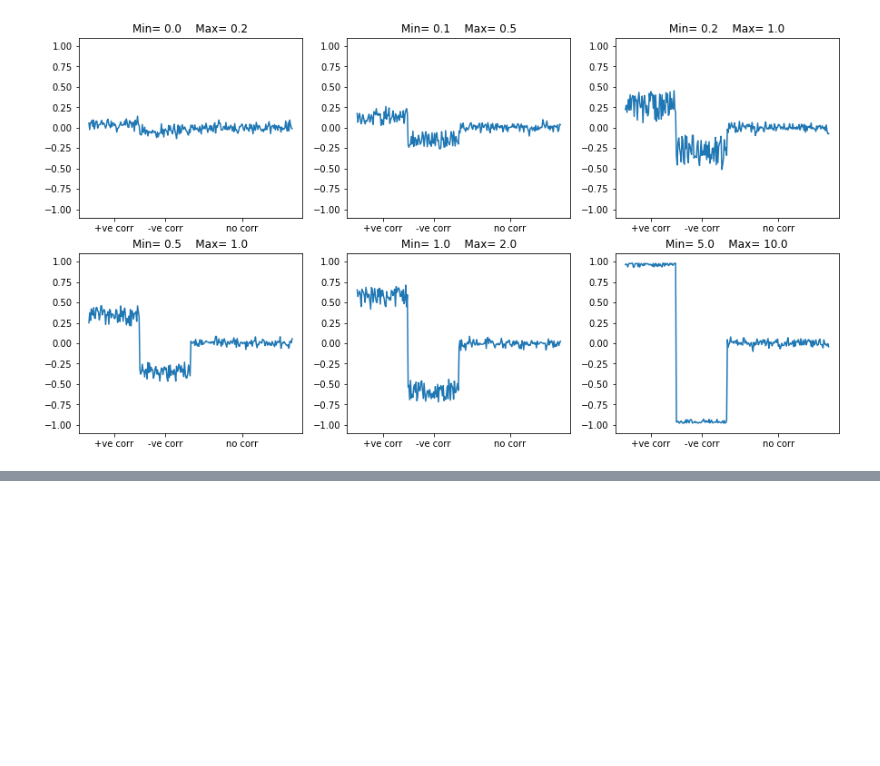
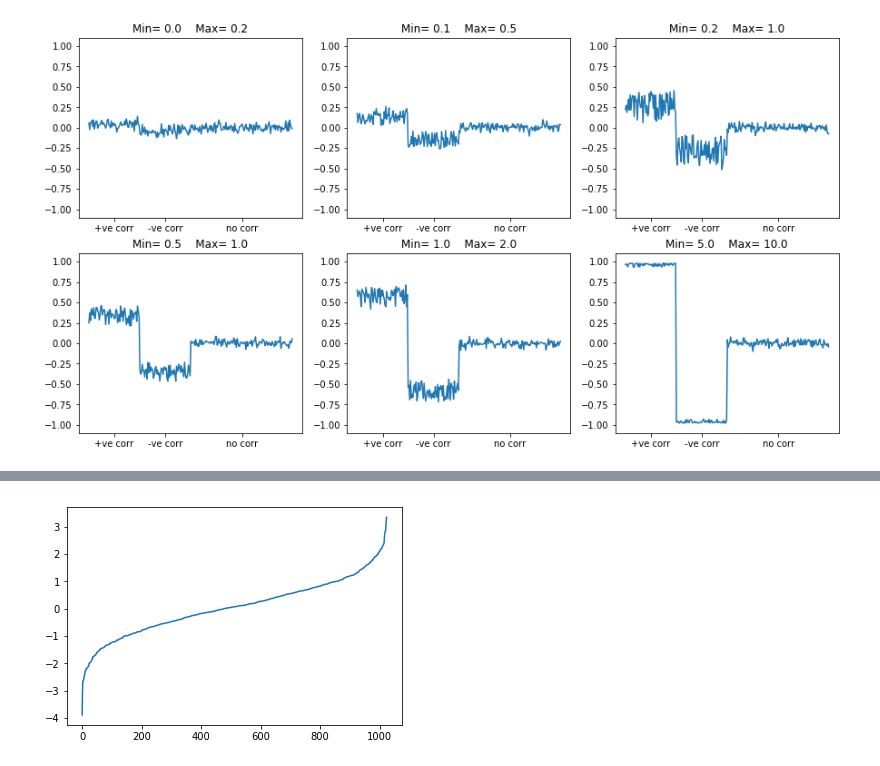
Before and after one commit to mabdelhack/simulated_data_generator, a Jupyter notebook: demo_simulated_data.ipynb, the cells around one changed output, grey strips where cells are left out. Drawn from its saved outputs; the diff is of its cells as text; code cells hidden in the pictures; blank space fills up the shorter version.

```diff
--- a/demo_simulated_data.ipynb
+++ b/demo_simulated_data.ipynb
@@ -55,0 +70,7 @@ plt.show()
+# %%
+plt.figure()
+y.sort()
+plt.plot(y)
+plt.show()
+# %% [output]
+[figure, added]
```
Also changed, not shown: parts of 4 cells of this notebook, 2 other files.
